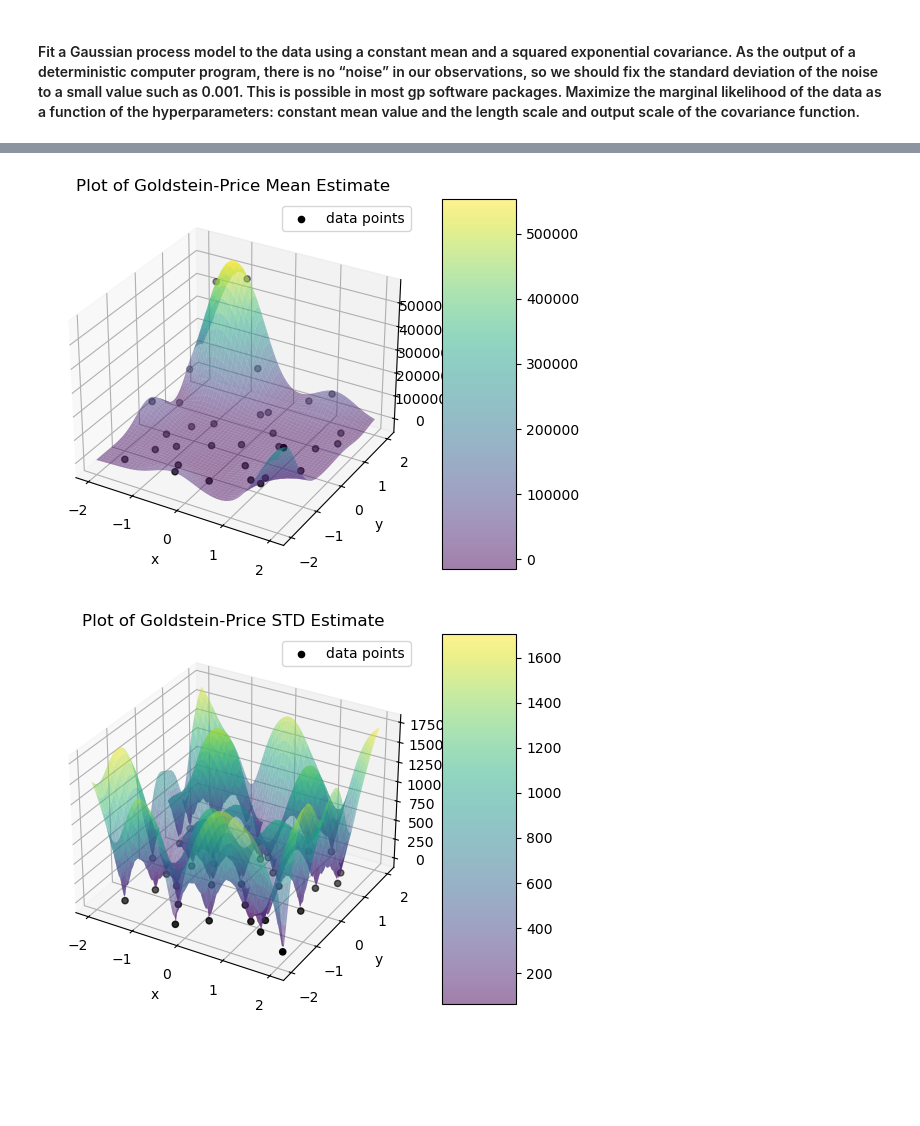
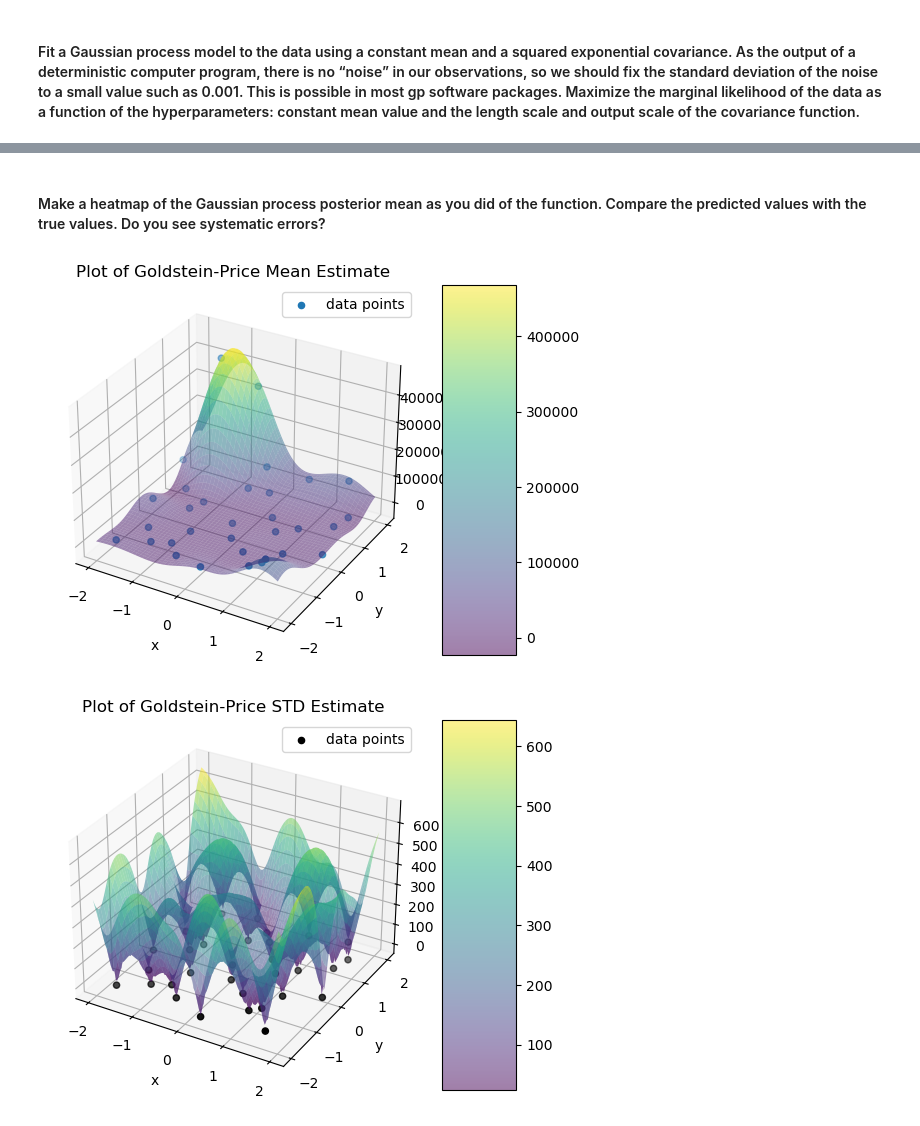
Before and after one commit to epweil/CSE515_Project, a Jupyter notebook: start.ipynb, the cells around one changed output, grey strips where cells are left out. Drawn from its saved outputs; the diff is of its cells as text; code cells hidden in the pictures; blank space fills up the shorter version.

```diff
--- a/start.ipynb
+++ b/start.ipynb
@@ -157,24 +158,20 @@ Y_train.mean()
 #### Fit a Gaussian process model to the data using a constant mean and a squared exponential covariance. As the output of a deterministic computer program, there is no “noise” in our observations, so we should fix the standard deviation of the noise to a small value such as 0.001. This is possible in most gp software packages. Maximize the marginal likelihood of the data as a function of the hyperparameters: constant mean value and the length scale and output scale of the covariance function.
 # %%
 import pymc as pm
-
+import math
 with pm.Model() as model:
-    # Hyperparameters: Constant mean, length scale, and output scale
     mean_const = pm.Normal("mean_const", mu=0, sigma=5)
     length_scale = pm.Gamma("length_scale", alpha=2, beta=1)
-    output_scale = pm.HalfNormal("output_scale", sigma=5)
+    output_scale = pm.HalfNormal("output_scale", sigma=1)
 
-    # Squared Exponential (RBF) covariance function
     cov_func = output_scale**2 * pm.gp.cov.ExpQuad(2, ls=length_scale)
 
-    # Define the GP using the mean and covariance function
     gp = pm.gp.Marginal(mean_func=pm.gp.mean.Constant(mean_const), cov_func=cov_func)
+    sigma_n = 0.001
+    y_dist = gp.marginal_likelihood("y_dist", X=X_train, y=Y_train, sigma=sigma_n)
+    BIC = pm.Deterministic("BIC",(3 *math.log(len(X_train))) - 2*y_dist)
+    TEST = pm.Deterministic("TEST",(y_dist))
 
-    # Fix the noise variance to 0.001**2
-    sigma_n = 0.001
-    y_obs = gp.marginal_likelihood("y_obs", X=X_train, y=Y_train, noise=sigma_n)
-
-    # Step 3: Optimize the model (find the MAP estimates)
     map_estimate = pm.find_MAP()
 
     print("MAP estimates:")
@@ -205,3 +199,5 @@ Sampling 4 chains for 1_000 tune and 1_000 draw iterations (4_000 + 4_000 draws
+# %% [markdown]
+#### Make a heatmap of the Gaussian process posterior mean as you did of the function. Compare the predicted values with the true values. Do you see systematic errors?
 # %%
 x1_range = np.linspace(-2, 2, 100)
 x2_range = np.linspace(-2, 2, 100)
@@ -218,35 +214,35 @@ fig = plt.figure()
 ax = fig.add_subplot(111, projection='3d')
 
 surf = ax.plot_surface(X1, X2, mu.reshape((len(X1), len(X2))), cmap='viridis', alpha = 0.5)
-ax.scatter(X_train[:,0], X_train[:,1],Y_train, color = 'black' ,label = 'data points')
+ax.scatter(X_train[:,0], X_train[:,1],Y_train, cmap='viridis' ,label = 'data points')
 ax.set_xlabel('x')
 ax.set_ylabel('y')
 ax.legend()
 
 plt.title('Plot of Goldstein-Price Mean Estimate')
 
 
 fig.colorbar(surf, aspect=5)
 
 plt.show()
 
 ##STD
 
 fig = plt.figure()
 ax = fig.add_subplot(111, projection='3d')
 
 surf = ax.plot_surface(X1, X2, std.reshape((len(X1), len(X2))), cmap='viridis', alpha = 0.5)
 ax.scatter(X_train[:,0], X_train[:,1],0, color = 'black', label = 'data points')
 ax.set_xlabel('x')
 ax.set_ylabel('y')
 ax.legend()
 
 plt.title('Plot of Goldstein-Price STD Estimate')
 
 
 fig.colorbar(surf, aspect=5)
 
 plt.show()
 # %% [output]
-[figure, old version]
+[figure, new version]
-[figure, old version]
+[figure, new version]
```
Also changed, not shown: parts of 11 cells of this notebook, 2 other files.
